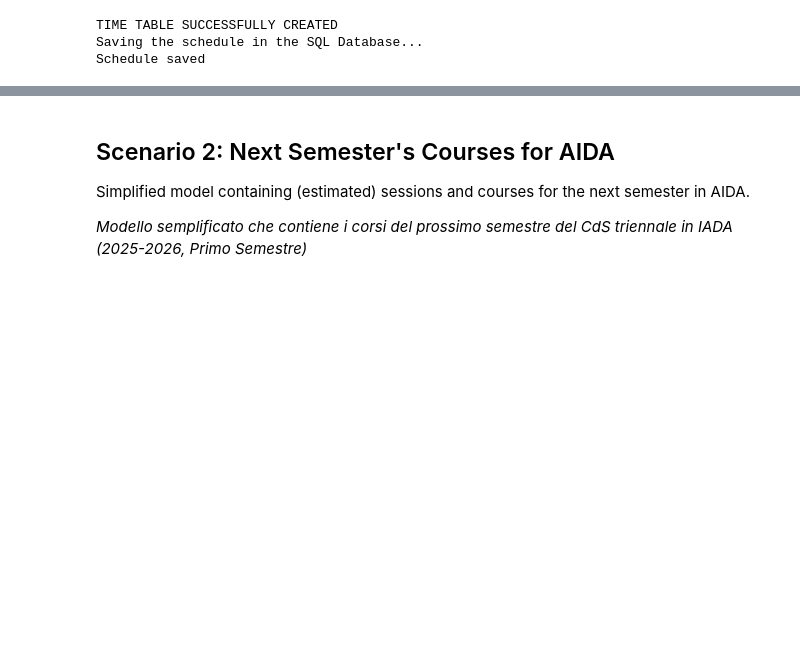
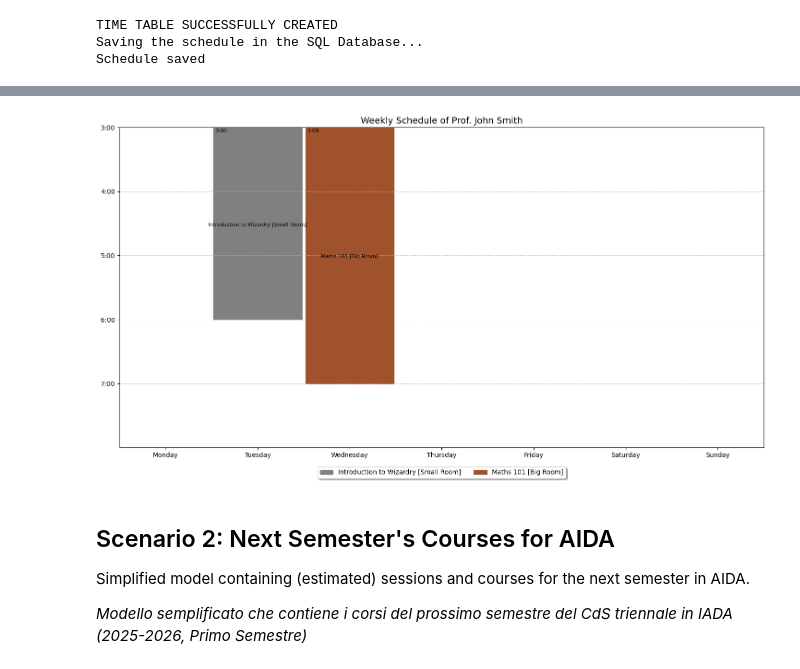
Before and after one commit to OdinMeng/z3-course-timetabling, a Jupyter notebook: demo.ipynb, the cells around one changed output, grey strips where cells are left out. Drawn from its saved outputs; the diff is of its cells as text; code cells hidden in the pictures; blank space fills up the shorter version.

```diff
--- a/demo.ipynb
+++ b/demo.ipynb
@@ -71,3 +81,7 @@ display(HTML(df.to_html().replace("\\n", "<br>")))
+# %%
+toy_schedule.draw_calendar('wow', 'prof', 1)
+# %% [output]
+[figure, added]
 # %%
 toy_schedule.end()
 # %% [markdown]
```
Also changed, not shown: parts of 9 cells of this notebook, 8 other files.
